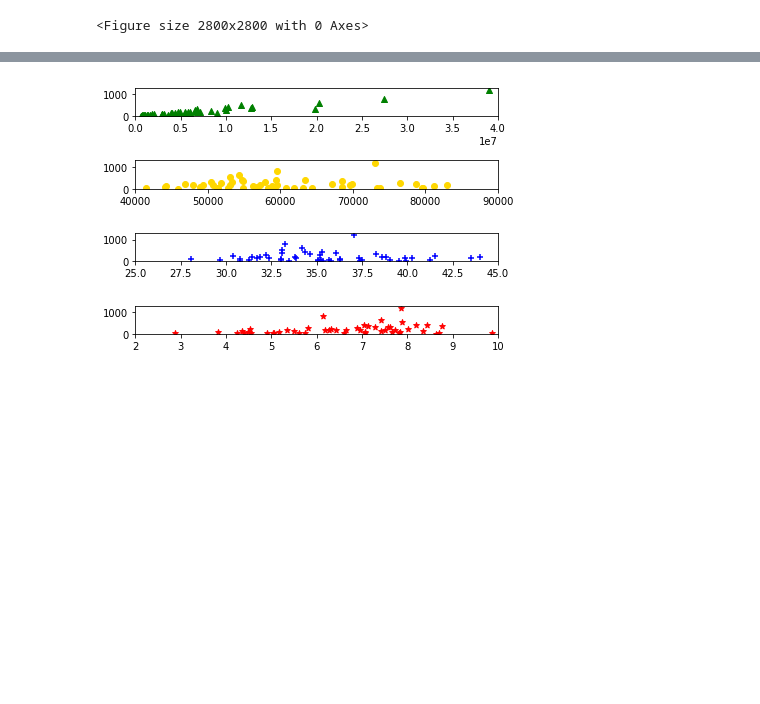
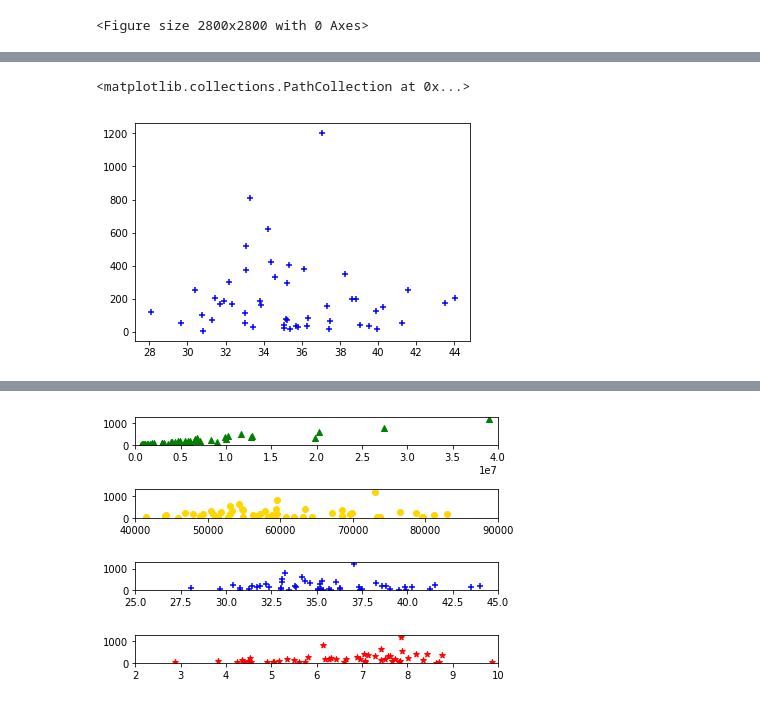
Before and after one commit to tduszyk/Supersize_America, a Jupyter notebook: supersize_america.ipynb, the cells around one changed output, grey strips where cells are left out. Saved outputs shown, nothing was run; the diff lists cells and outputs as text; code cells hidden in the pictures; blank space fills up the shorter version.

```diff
--- a/supersize_america.ipynb
+++ b/supersize_america.ipynb
@@ -240,3 +245,7 @@ plt.axis([0, 40000000, 0, 1300])
 # %%
-#plt.scatter(df['professional'], df['fastfood_qty'], marker='+', color='blue')
+plt.scatter(df['professional'], df['fastfood_qty'], marker='+', color='blue')
+plt.savefig('plots/ffr_professional_read.png')
+# %% [output]
+<matplotlib.collections.PathCollection at 0x...>
+[figure, added]
 # %%
```
Also changed, not shown: parts of 3 cells of this notebook, 4 other files.
